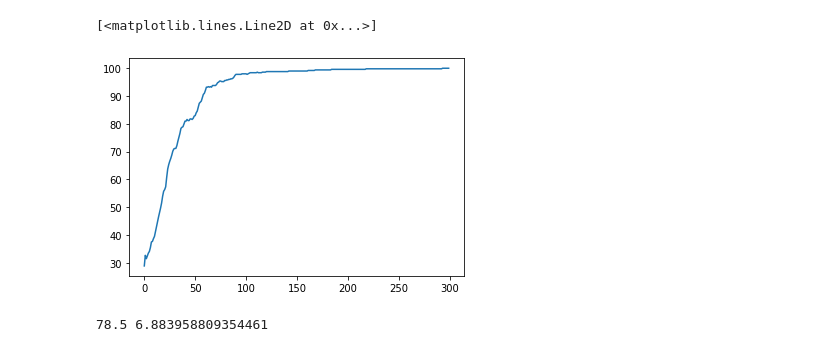
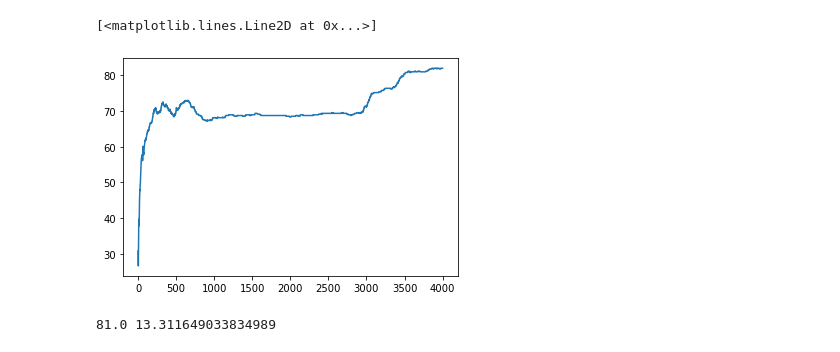
Before and after one commit to meinfokl/Python_SSNN_2021, a Jupyter notebook: neuron_c_10.ipynb, the cells around one changed output. Saved outputs shown, nothing was run; the diff lists cells and outputs as text; code cells hidden in the pictures.

```diff
--- a/neuron_c_10.ipynb
+++ b/neuron_c_10.ipynb
@@ -119,9 +119,9 @@ C= 6
 L= 50
 N= 5000
 M= 6
-HS = 0
-HL = 35
-EPOCHS = 300
+HS = 10
+HL = 0
+EPOCHS = 4000
 
 # Create an instance of the model
 model = NN_Model(C,L,N,M,HS,HL)
@@ -169,12 +169,19 @@ for epoch in range(EPOCHS):
 
     X.append(epoch)
     Y.append(test_accuracy.result() * 100)
-    print(
-        f'Epoch {epoch + 1}, '
-        f'Loss: {train_loss.result()}, '
-        f'Accuracy: {train_accuracy.result() * 100}, '
-        f'Test Accuracy: {test_accuracy.result() * 100}'
-      )
+    if epoch % 20 == 0:
+        print(
+            f'Epoch {epoch + 1}, '
+            f'Loss: {train_loss.result()}, '
+            f'Accuracy: {train_accuracy.result() * 100}, '
+            f'Test Accuracy: {test_accuracy.result() * 100}'
+          )
+print(
+    f'Epoch {epoch + 1}, '
+    f'Loss: {train_loss.result()}, '
+    f'Accuracy: {train_accuracy.result() * 100}, '
+    f'Test Accuracy: {test_accuracy.result() * 100}'
+  )
 
 plt.plot(X, Y,label="Accuracy curve")
 # %% [output]
@@ -198,12 +205,12 @@ Epoch 300, Loss: 0.0009974493877962232, Accuracy: 100.0, Test Accuracy: 100.0
 [<matplotlib.lines.Line2D at 0x...>]
-[figure, old version]
+[figure, new version]
 # %%
 import statistics
 
-x = [92,75,77,74,87,75,68,81,76,80]
+x = [86,84,96,56,82,82]
 print (sum(x)/len(x), statistics.stdev(x))
 # %% [output]
-78.5 6.883958809354461
+81.0 13.311649033834989
 # %%
 import tensorflow as tf
 from tensorflow import keras
```
Also changed, not shown: parts of 2 cells of this notebook.
